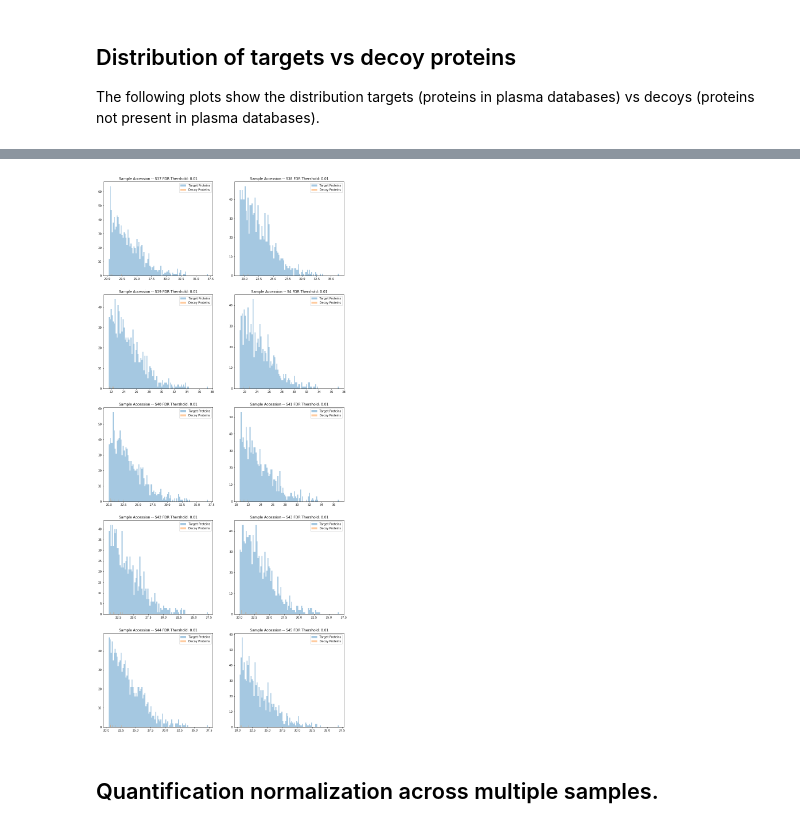
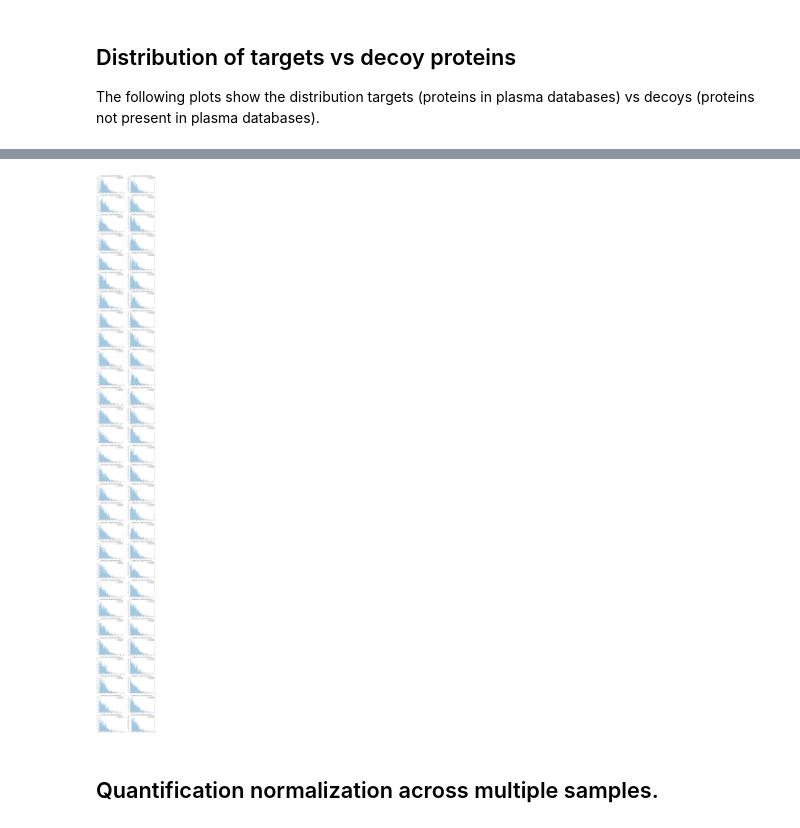
Before and after one commit to ypriverol/ms1, a Jupyter notebook: analyze-ms1-data.ipynb, the cells around one changed output, grey strips where cells are left out. Saved outputs shown, nothing was run; the diff lists cells and outputs as text; code cells hidden in the pictures.

```diff
--- a/analyze-ms1-data.ipynb
+++ b/analyze-ms1-data.ipynb
@@ -49,6 +49,6 @@ inhouse_plasma_proteome.head()
 | 3 | A0A075B6I1 | 0.238156 |
 | 4 | A0A075B6I4 | 0.238156 |
 # %%
-dataset = pd.read_csv("data/sample-example.csv")
+dataset = pd.read_csv("data/sample-all.csv")
 dataset.head(1)
 # %% [output]
@@ -151,8 +151,8 @@ dataset.head(1)
 
 The following plots show the distribution targets (proteins in plasma databases) vs decoys (proteins not present in plasma databases).
 # %%
-def plot_targets_vs_decoy(fdr_thershold: float = 1.0, bins = 20, hist=True, kde = True):
-    fig, axs = plt.subplots(int(len(samples)/2), 2, figsize=(15,35)) # adjust the geometry based on your number of columns to plot
+def plot_targets_vs_decoy(fdr_thershold: float = 1.0, bins = 20, hist=True, kde = True, heigth = 35):
+    fig, axs = plt.subplots(int(len(samples)/2), 2, figsize=(15, heigth)) # adjust the geometry based on your number of columns to plot
     filter_proteins = []
     for ax, sample in zip(axs.flatten(), samples):
         filtered_dataset = dataset.loc[(dataset['FDR[' + sample + ']'] < fdr_thershold)]
@@ -201,7 +216,7 @@ def plot_targets_vs_decoy(fdr_thershold: float = 1.0, bins = 20, hist=True, kde
 # %%
-filter_dataset = plot_targets_vs_decoy(fdr_thershold = 0.01, bins = 100, hist = True, kde = False)
+filter_dataset = plot_targets_vs_decoy(fdr_thershold = 0.01, bins = 100, hist = True, kde = False, heigth = 150)
 # %% [output]
-[figure, old version]
+[figure, new version]
 # %% [markdown]
 ## Quantification normalization across multiple samples.
 # %%
```
Also changed, not shown: parts of 9 cells of this notebook.
